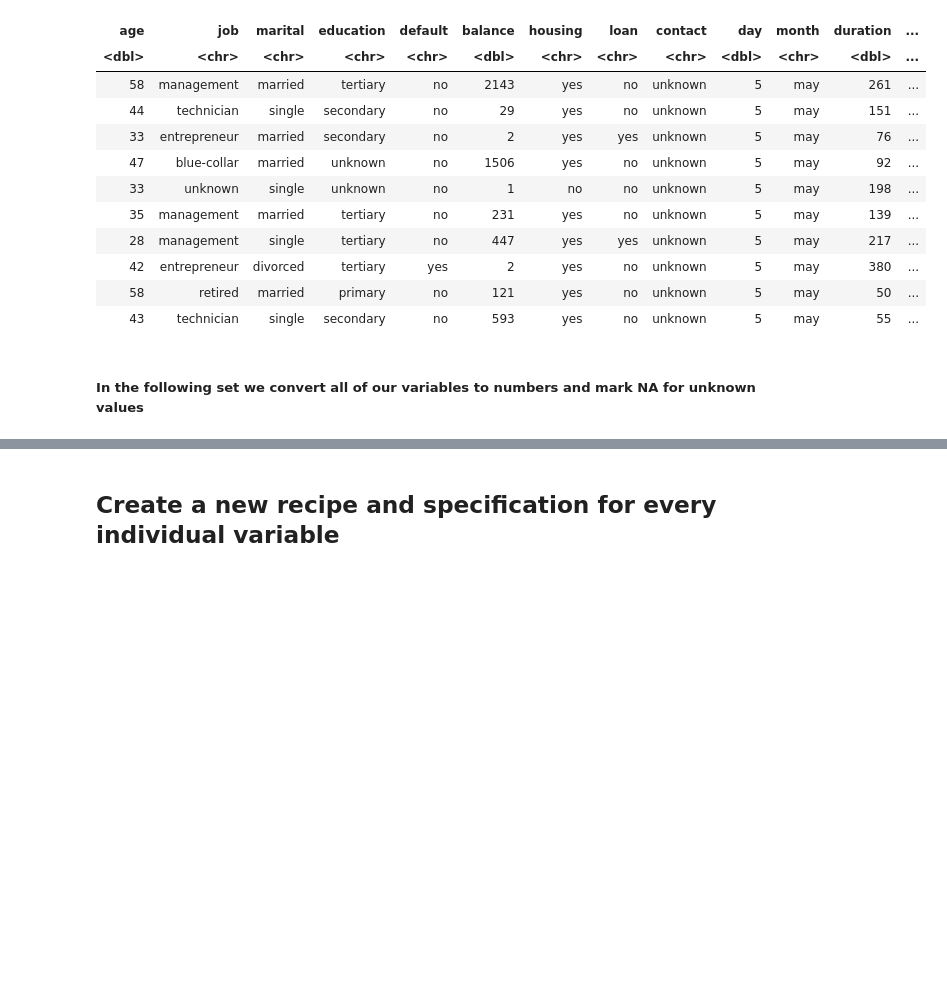
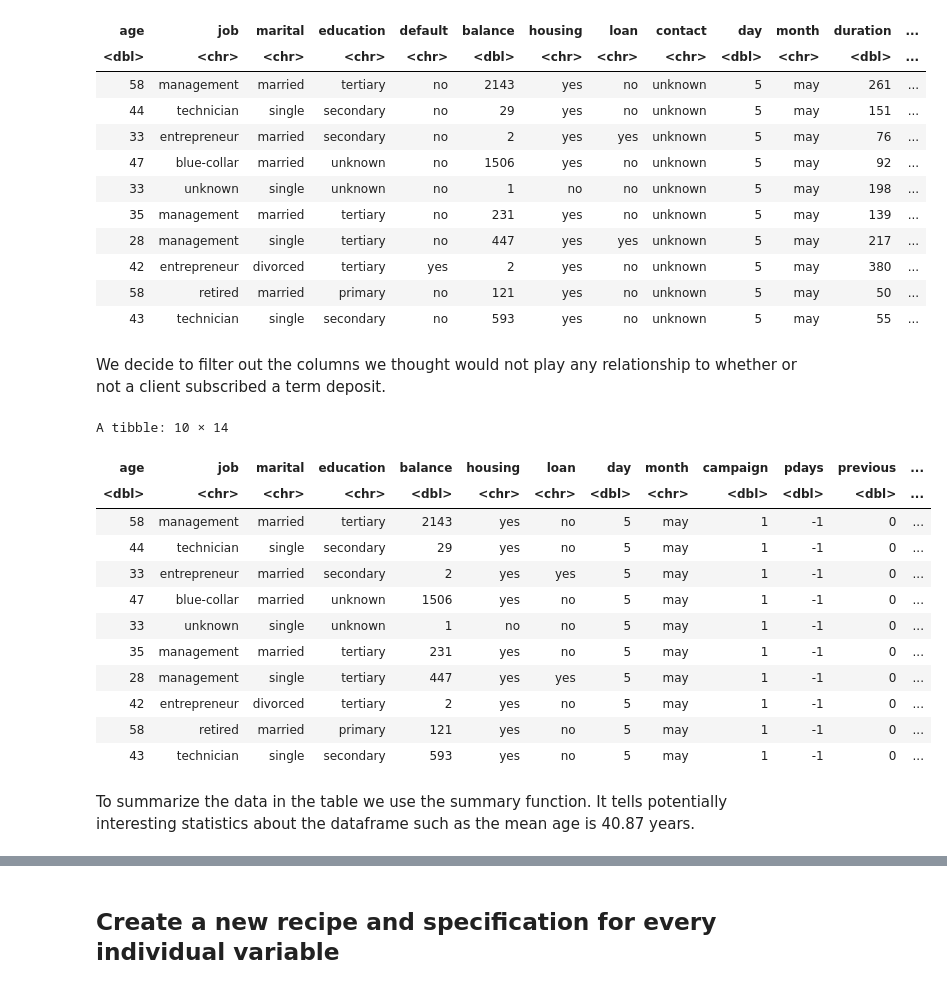
Before and after one commit to alexkhadr/Credit-Card-Project, a Jupyter notebook: correlation.ipynb, the cells around one changed output, grey strips where cells are left out. Saved outputs shown, nothing was run; the diff lists cells and outputs as text; code cells hidden in the pictures; blank space fills up the shorter version.

```diff
--- a/correlation.ipynb
+++ b/correlation.ipynb
@@ -72,5 +96,25 @@ A spec_tbl_df: 10 × 17
 | 42 | entrepreneur | divorced | tertiary | yes | 2 | yes | no | unknown | 5 | may | 380 | ... |
 | 58 | retired | married | primary | no | 121 | yes | no | unknown | 5 | may | 50 | ... |
 | 43 | technician | single | secondary | no | 593 | yes | no | unknown | 5 | may | 55 | ... |
-# %% [markdown]
-##### In the following set we convert all of our variables to numbers and mark NA for unknown values
+# %% [markdown]
+We decide to filter out the columns we thought would not play any relationship to whether or not a client subscribed a term deposit.
+# %%
+bank_trimmed <- bank_full %>%
+    select(-c(default, contact, duration))
+slice(bank_trimmed, 1:10)
+# %% [output]
+A tibble: 10 × 14
+| age | job | marital | education | balance | housing | loan | day | month | campaign | pdays | previous | ... |
+| <dbl> | <chr> | <chr> | <chr> | <dbl> | <chr> | <chr> | <dbl> | <chr> | <dbl> | <dbl> | <dbl> | ... |
+| 58 | management | married | tertiary | 2143 | yes | no | 5 | may | 1 | -1 | 0 | ... |
+| 44 | technician | single | secondary | 29 | yes | no | 5 | may | 1 | -1 | 0 | ... |
+| 33 | entrepreneur | married | secondary | 2 | yes | yes | 5 | may | 1 | -1 | 0 | ... |
+| 47 | blue-collar | married | unknown | 1506 | yes | no | 5 | may | 1 | -1 | 0 | ... |
+| 33 | unknown | single | unknown | 1 | no | no | 5 | may | 1 | -1 | 0 | ... |
+| 35 | management | married | tertiary | 231 | yes | no | 5 | may | 1 | -1 | 0 | ... |
+| 28 | management | single | tertiary | 447 | yes | yes | 5 | may | 1 | -1 | 0 | ... |
+| 42 | entrepreneur | divorced | tertiary | 2 | yes | no | 5 | may | 1 | -1 | 0 | ... |
+| 58 | retired | married | primary | 121 | yes | no | 5 | may | 1 | -1 | 0 | ... |
+| 43 | technician | single | secondary | 593 | yes | no | 5 | may | 1 | -1 | 0 | ... |
+# %% [markdown]
+To summarize the data in the table we use the summary function. It tells potentially interesting statistics about the dataframe such as the mean age is 40.87 years.
```
Also changed, not shown: parts of 35 cells of this notebook, 1 other file.
